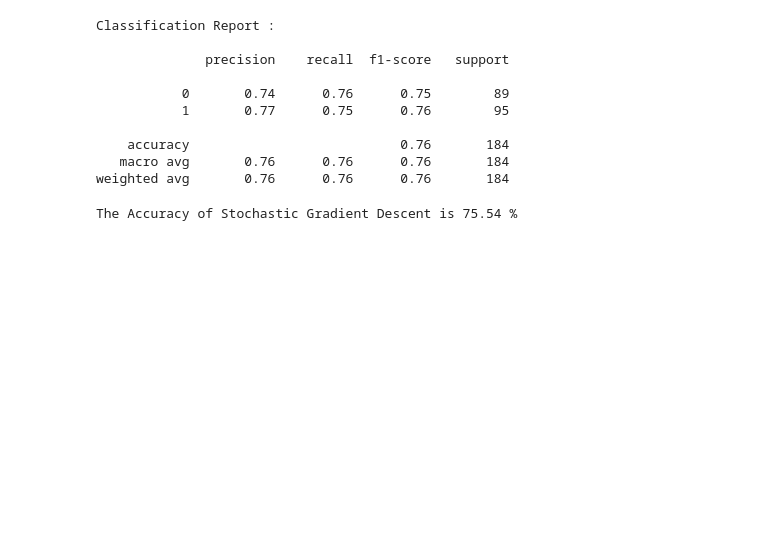
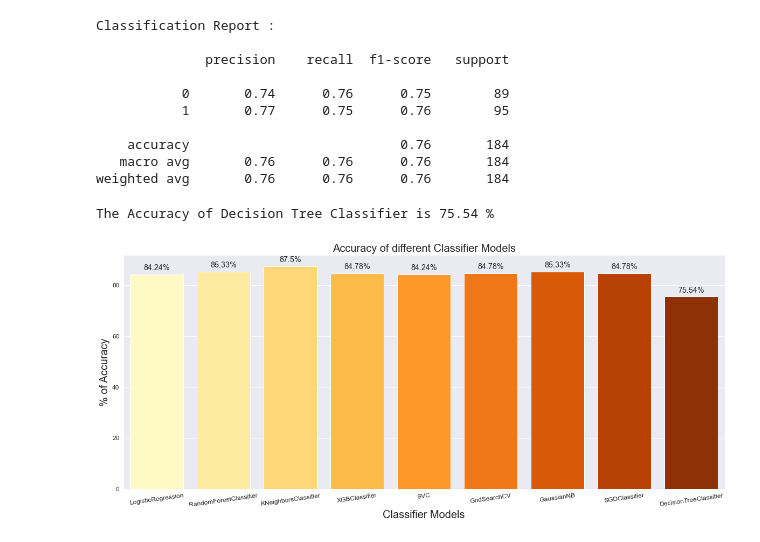
Before and after one commit to David-19960111/Heart_Fail, a Jupyter notebook: Heart.ipynb, the cells around one changed output. Cells and saved outputs as stored; diff of their text form; code cells hidden in the pictures; blank space fills up the shorter version.

```diff
--- a/Heart.ipynb
+++ b/Heart.ipynb
@@ -638,6 +638,8 @@ Classification Report :
 weighted avg       0.76      0.76      0.76       184
 # %%
 clf_acc = round(accuracy_score(y_test, pred_clf)*100, ndigits = 2)
-print(f"\nThe Accuracy of Stochastic Gradient Descent is {clf_acc} %")
+print(f"\nThe Accuracy of Decision Tree Classifier is {clf_acc} %")
 # %% [output]
-The Accuracy of Stochastic Gradient Descent is 75.54 %
+The Accuracy of Decision Tree Classifier is 75.54 %
+# %%
+accuracy_list = []
@@ -643,0 +648,28 @@ The Accuracy of Stochastic Gradient Descent is 75.54 %
+# %%
+model_list = ['LogisticRegression' , 'RandomForestClassifier' , 'KNeighborsClassifier' ,'XGBClassifier','SVC','GridSearchCV','GaussianNB','SGDClassifier','DecisionTreeClassifier']
+# %%
+accuracy_list.append(lr_acc)
+accuracy_list.append(rfc_acc)
+accuracy_list.append(knn_acc)
+accuracy_list.append(xgb_acc)
+accuracy_list.append(svc_acc)
+accuracy_list.append(grid_svc2_acc)
+accuracy_list.append(gnb_acc)
+accuracy_list.append(sgd_acc)
+accuracy_list.append(clf_acc)
+# %%
+plt.rcParams['figure.figsize']=20,8
+sns.set_style('darkgrid')
+ax = sns.barplot(x=model_list, y=accuracy_list, palette = "YlOrBr", saturation =2.0)
+plt.xlabel('Classifier Models', fontsize = 20 )
+plt.ylabel('% of Accuracy', fontsize = 20)
+plt.title('Accuracy of different Classifier Models', fontsize = 20)
+plt.xticks(fontsize = 12, horizontalalignment = 'center', rotation = 8)
+plt.yticks(fontsize = 12)
+for i in ax.patches:
+    width, height = i.get_width(), i.get_height()
+    x, y = i.get_xy()
+    ax.annotate(f'{round(height,2)}%', (x + width/2, y + height*1.02), ha='center', fontsize = 'x-large')
+plt.show()
+# %% [output]
+[figure, added]
```
Also changed, not shown: parts of 1 cell of this notebook.
